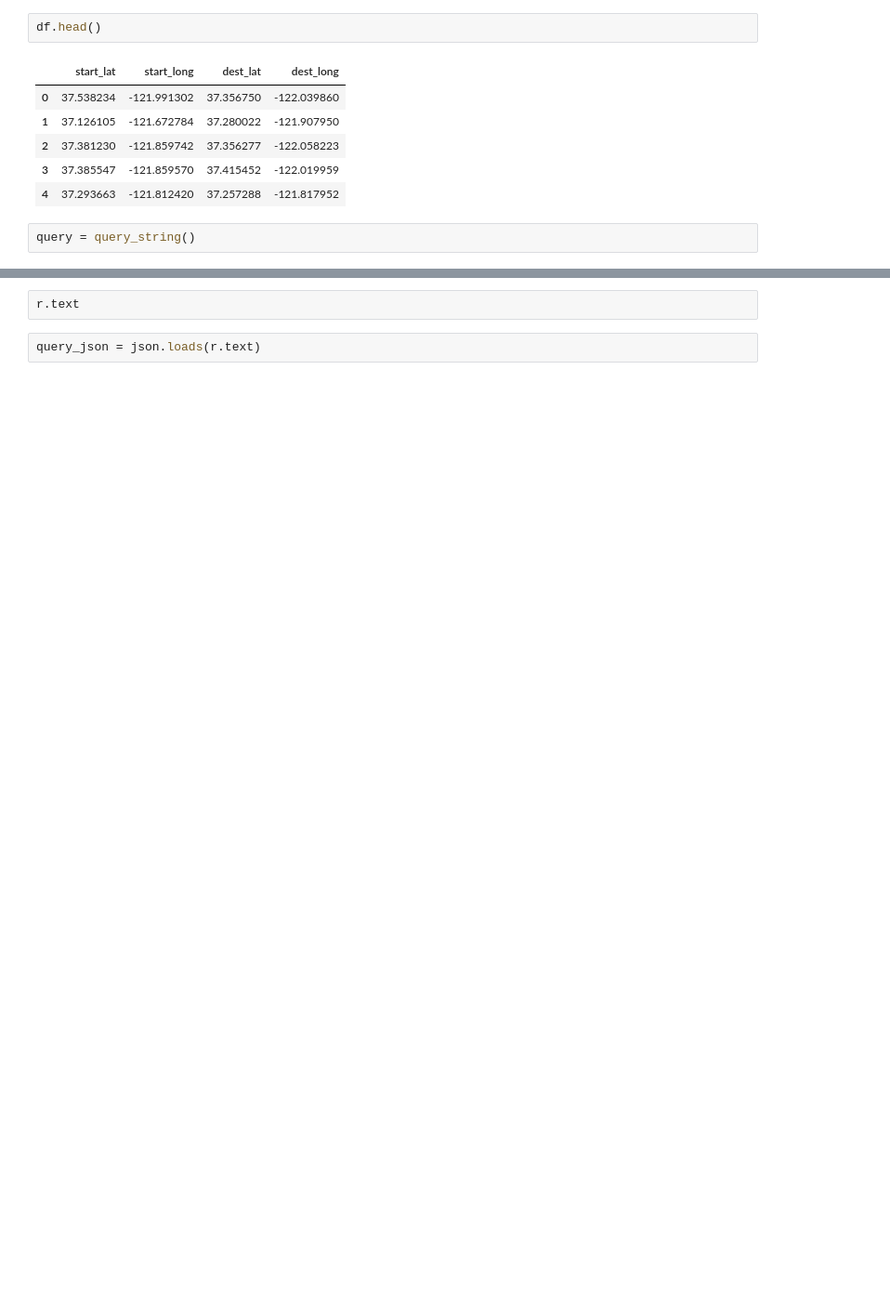
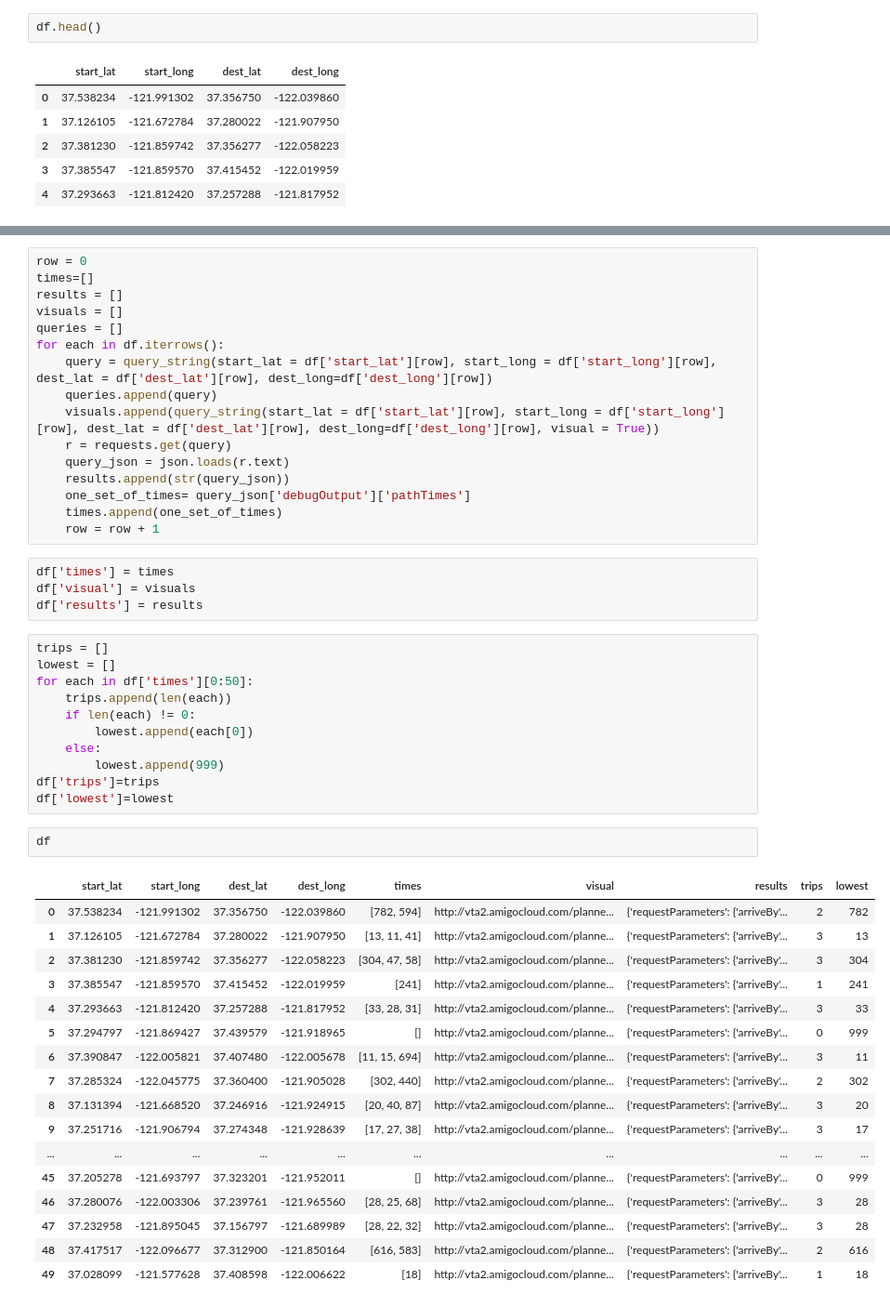
Before and after one commit to vta/OTP_Tester, a Jupyter notebook: OTP_Tester.ipynb, the cells around one changed output, grey strips where cells are left out. Shown at 93% size. Drawn from its saved outputs; the diff is of its cells as text; blank space fills up the shorter version.

Commit message:
Added code to produce a df
Code produces a data frame with number of produced trips and shortest
trip.

```diff
--- a/OTP_Tester.ipynb
+++ b/OTP_Tester.ipynb
@@ -60,5 +61,3 @@ df.head()
 | 2 | 37.381230 | -121.859742 | 37.356277 | -122.058223 |
 | 3 | 37.385547 | -121.859570 | 37.415452 | -122.019959 |
 | 4 | 37.293663 | -121.812420 | 37.257288 | -121.817952 |
-# %%
-query = query_string()
@@ -71,4 +64,51 @@ r = requests.get(query)
-# %%
-r.text
-# %%
-query_json = json.loads(r.text)
+# %%
+row = 0
+times=[]
+results = []
+visuals = []
+queries = []
+for each in df.iterrows():
+    query = query_string(start_lat = df['start_lat'][row], start_long = df['start_long'][row], dest_lat = df['dest_lat'][row], dest_long=df['dest_long'][row])
+    queries.append(query)
+    visuals.append(query_string(start_lat = df['start_lat'][row], start_long = df['start_long'][row], dest_lat = df['dest_lat'][row], dest_long=df['dest_long'][row], visual = True))
+    r = requests.get(query)
+    query_json = json.loads(r.text)
+    results.append(str(query_json))
+    one_set_of_times= query_json['debugOutput']['pathTimes']
+    times.append(one_set_of_times)
+    row = row + 1
+# %%
+df['times'] = times
+df['visual'] = visuals
+df['results'] = results
+# %%
+trips = []
+lowest = []
+for each in df['times'][0:50]:
+    trips.append(len(each))
+    if len(each) != 0:
+        lowest.append(each[0])
+    else:
+        lowest.append(999)
+df['trips']=trips
+df['lowest']=lowest
+# %%
+df
+# %% [output]
+|  | start_lat | start_long | dest_lat | dest_long | times | visual | results | trips | lowest |
+| 0 | 37.538234 | -121.991302 | 37.356750 | -122.039860 | [782, 594] | http://vta2.amigocloud.com/planne... | {'requestParameters': {'arriveBy'... | 2 | 782 |
+| 1 | 37.126105 | -121.672784 | 37.280022 | -121.907950 | [13, 11, 41] | http://vta2.amigocloud.com/planne... | {'requestParameters': {'arriveBy'... | 3 | 13 |
+| 2 | 37.381230 | -121.859742 | 37.356277 | -122.058223 | [304, 47, 58] | http://vta2.amigocloud.com/planne... | {'requestParameters': {'arriveBy'... | 3 | 304 |
+| 3 | 37.385547 | -121.859570 | 37.415452 | -122.019959 | [241] | http://vta2.amigocloud.com/planne... | {'requestParameters': {'arriveBy'... | 1 | 241 |
+| 4 | 37.293663 | -121.812420 | 37.257288 | -121.817952 | [33, 28, 31] | http://vta2.amigocloud.com/planne... | {'requestParameters': {'arriveBy'... | 3 | 33 |
+| 5 | 37.294797 | -121.869427 | 37.439579 | -121.918965 | [] | http://vta2.amigocloud.com/planne... | {'requestParameters': {'arriveBy'... | 0 | 999 |
+| 6 | 37.390847 | -122.005821 | 37.407480 | -122.005678 | [11, 15, 694] | http://vta2.amigocloud.com/planne... | {'requestParameters': {'arriveBy'... | 3 | 11 |
+| 7 | 37.285324 | -122.045775 | 37.360400 | -121.905028 | [302, 440] | http://vta2.amigocloud.com/planne... | {'requestParameters': {'arriveBy'... | 2 | 302 |
+| 8 | 37.131394 | -121.668520 | 37.246916 | -121.924915 | [20, 40, 87] | http://vta2.amigocloud.com/planne... | {'requestParameters': {'arriveBy'... | 3 | 20 |
+| 9 | 37.251716 | -121.906794 | 37.274348 | -121.928639 | [17, 27, 38] | http://vta2.amigocloud.com/planne... | {'requestParameters': {'arriveBy'... | 3 | 17 |
+| ... | ... | ... | ... | ... | ... | ... | ... | ... | ... |
+| 45 | 37.205278 | -121.693797 | 37.323201 | -121.952011 | [] | http://vta2.amigocloud.com/planne... | {'requestParameters': {'arriveBy'... | 0 | 999 |
+| 46 | 37.280076 | -122.003306 | 37.239761 | -121.965560 | [28, 25, 68] | http://vta2.amigocloud.com/planne... | {'requestParameters': {'arriveBy'... | 3 | 28 |
+| 47 | 37.232958 | -121.895045 | 37.156797 | -121.689989 | [28, 22, 32] | http://vta2.amigocloud.com/planne... | {'requestParameters': {'arriveBy'... | 3 | 28 |
+| 48 | 37.417517 | -122.096677 | 37.312900 | -121.850164 | [616, 583] | http://vta2.amigocloud.com/planne... | {'requestParameters': {'arriveBy'... | 2 | 616 |
+| 49 | 37.028099 | -121.577628 | 37.408598 | -122.006622 | [18] | http://vta2.amigocloud.com/planne... | {'requestParameters': {'arriveBy'... | 1 | 18 |
```
Also changed, not shown: parts of 14 cells of this notebook.
